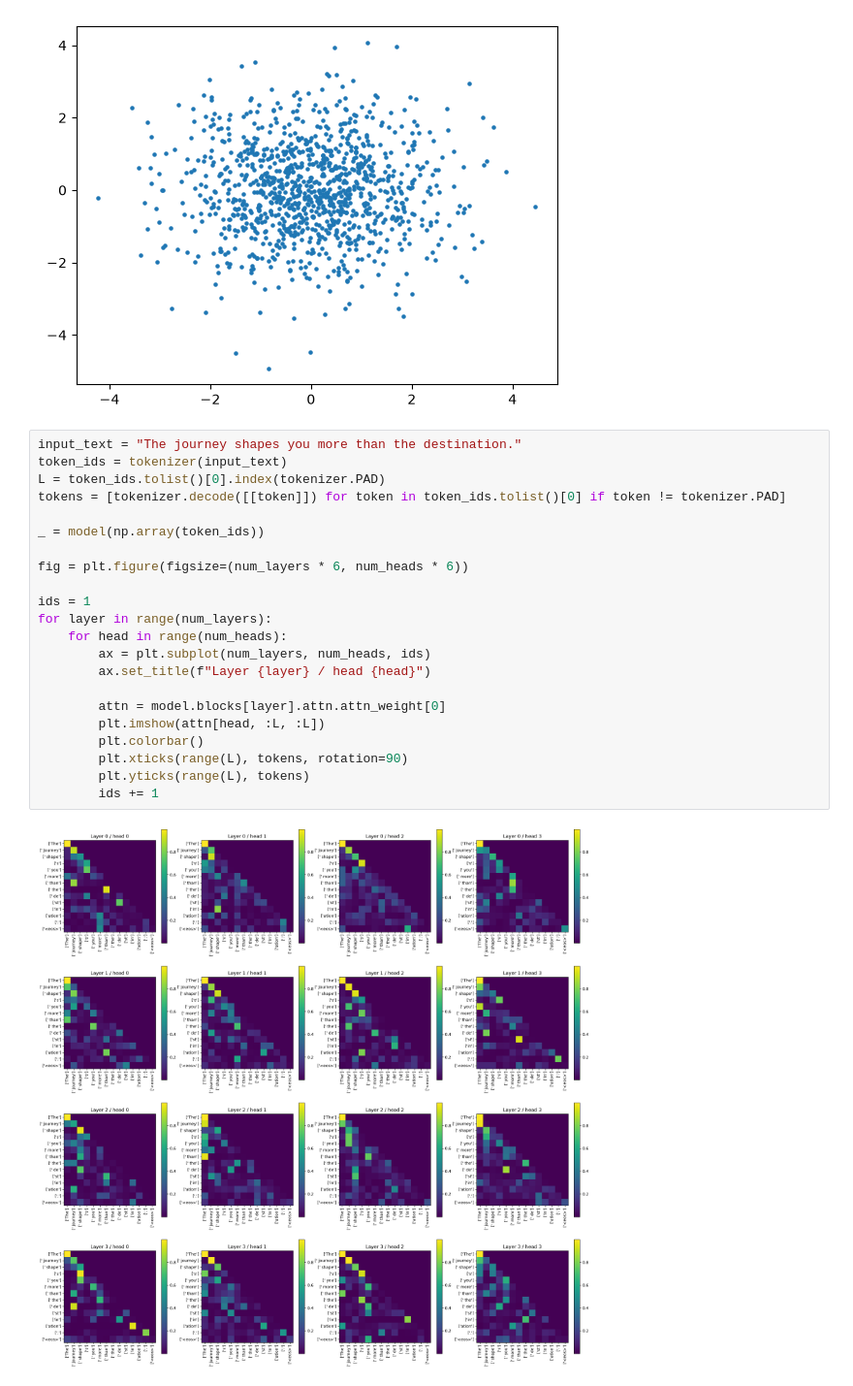
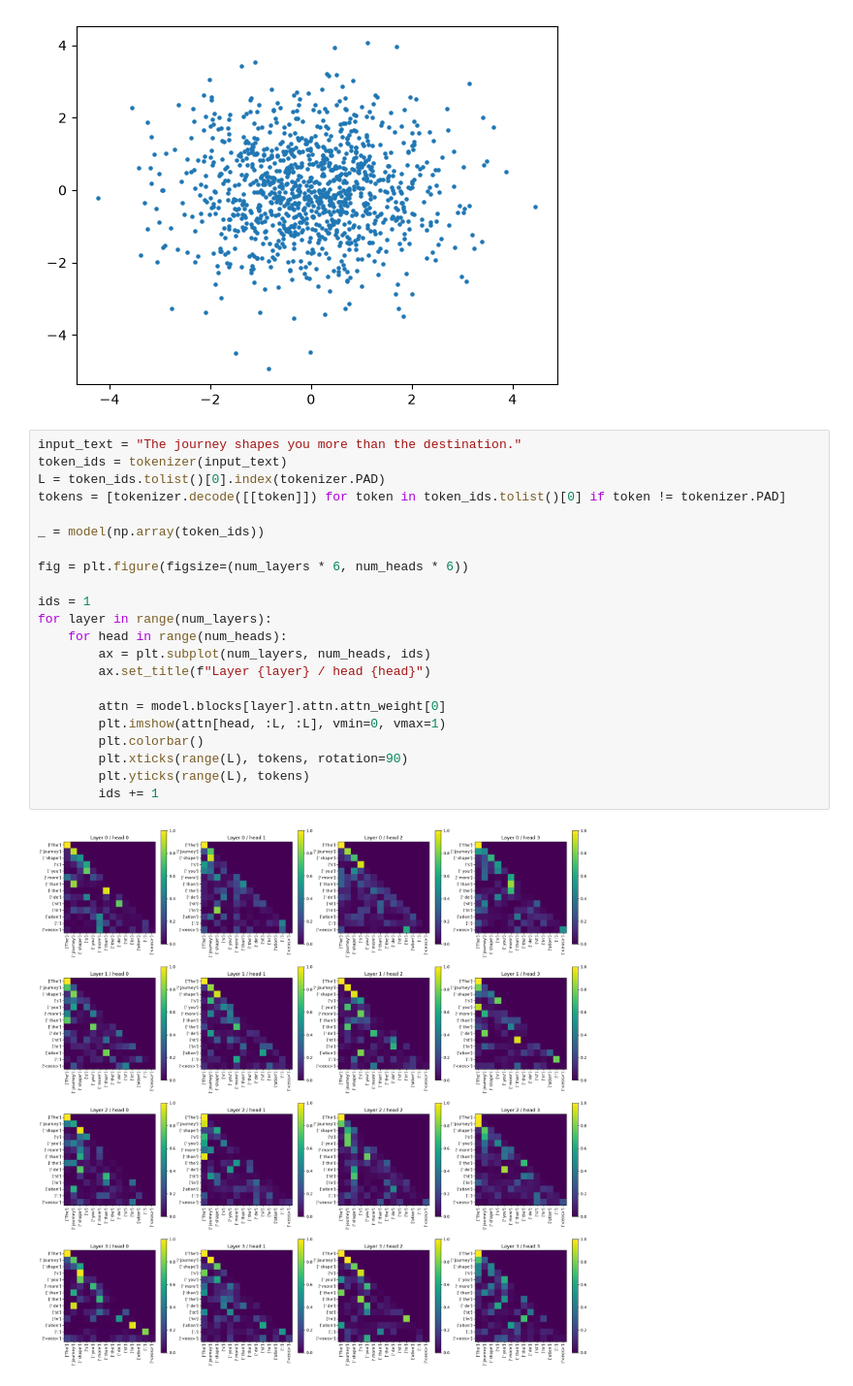
Before and after one commit to emeraldgoose/hcrot, a Jupyter notebook: notebooks/simple_gpt.ipynb, the cells around one changed output. Shown at 97% size. Drawn from its saved outputs; the diff is of its cells as text.

```diff
--- a/notebooks/simple_gpt.ipynb
+++ b/notebooks/simple_gpt.ipynb
@@ -371,24 +371,24 @@ plt.scatter(X[:,0], X[:,1], s=5)
 # %%
 input_text = "The journey shapes you more than the destination."
 token_ids = tokenizer(input_text)
 L = token_ids.tolist()[0].index(tokenizer.PAD)
 tokens = [tokenizer.decode([[token]]) for token in token_ids.tolist()[0] if token != tokenizer.PAD]
 
 _ = model(np.array(token_ids))
 
 fig = plt.figure(figsize=(num_layers * 6, num_heads * 6))
 
 ids = 1
 for layer in range(num_layers):
     for head in range(num_heads):
         ax = plt.subplot(num_layers, num_heads, ids)
         ax.set_title(f"Layer {layer} / head {head}")
 
         attn = model.blocks[layer].attn.attn_weight[0]
-        plt.imshow(attn[head, :L, :L])
+        plt.imshow(attn[head, :L, :L], vmin=0, vmax=1)
         plt.colorbar()
         plt.xticks(range(L), tokens, rotation=90)
         plt.yticks(range(L), tokens)
         ids += 1
 # %% [output]
-[figure, old version]
+[figure, new version]
```
Also changed, not shown: parts of 1 cell of this notebook.
